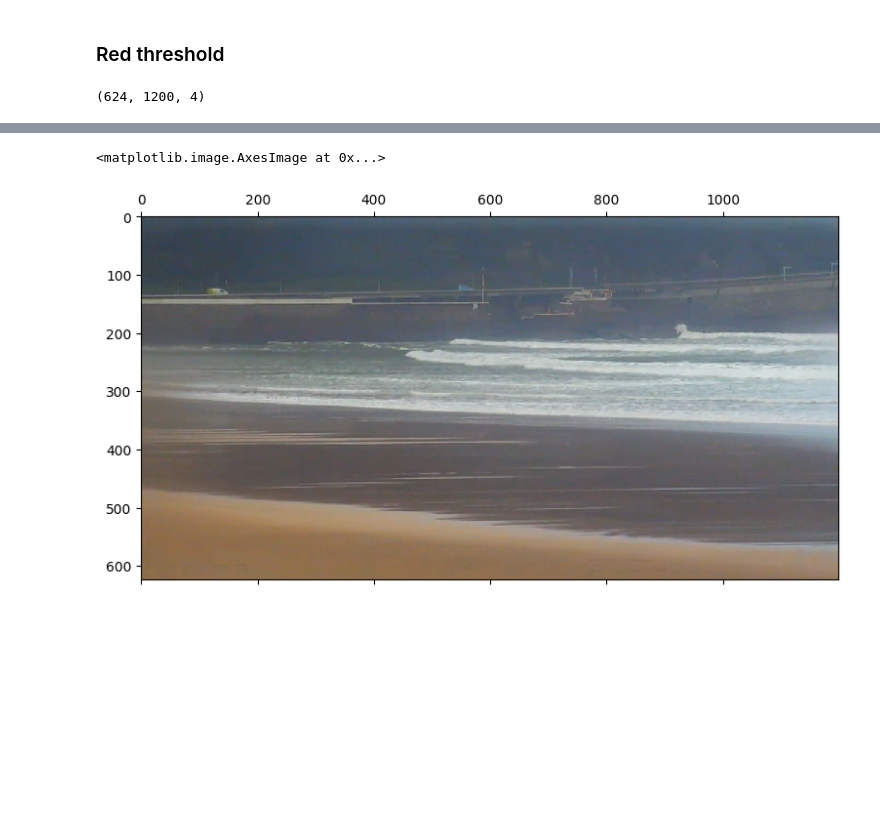
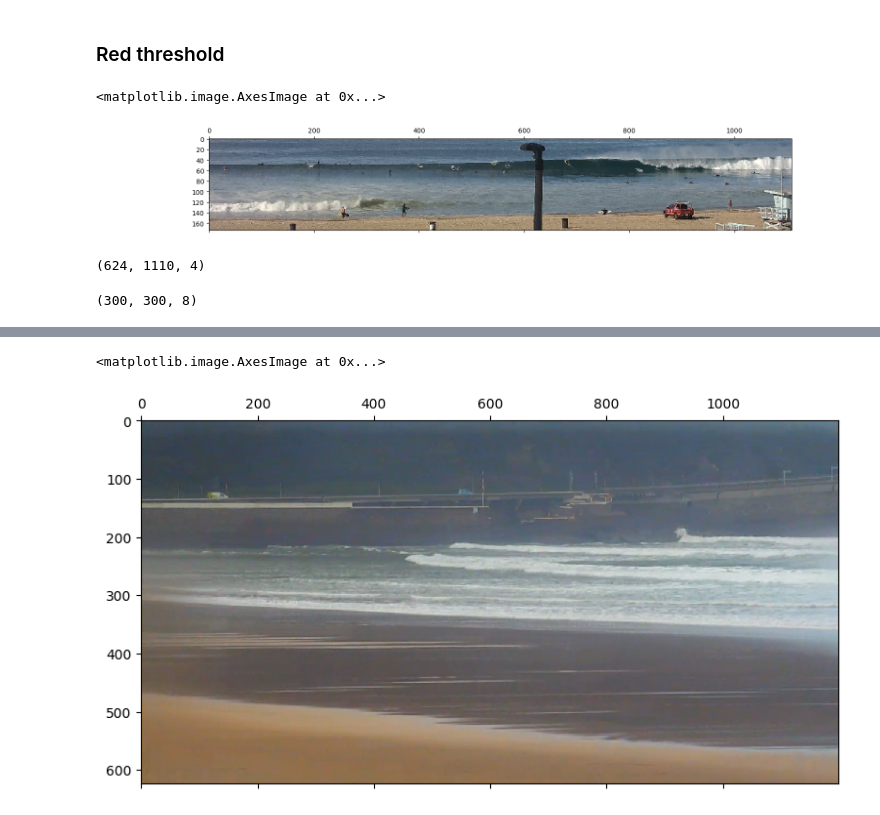
Before and after one commit to IamjustNick/wavewatcher, a Jupyter notebook: notebooks/Preprocessing_miguel.ipynb, the cells around one changed output, grey strips where cells are left out. Cells and saved outputs as stored; diff of their text form; code cells hidden in the pictures; blank space fills up the shorter version.

```diff
--- a/notebooks/Preprocessing_miguel.ipynb
+++ b/notebooks/Preprocessing_miguel.ipynb
@@ -276,10 +306,19 @@ plt.matshow(th3,cmap='gray')
 # %% [markdown]
 ### Red threshold
 # %%
-imagen = plt.imread(path_zarautz_1)
+imagen = plt.imread("/root/code/iamjustnick/wavewatcher/raw_data/ElPortoBee__ocean__2022.png")
+# %%
+plt.matshow(imagen[350:-100,:])
+# %% [output]
+<matplotlib.image.AxesImage at 0x...>
+[figure, added]
 # %%
 imagen.shape
 # %% [output]
-(624, 1200, 4)
+(624, 1110, 4)
 # %%
 a = preprocess_image(imagen,300)
+# %%
+np.array(a).T.shape
+# %% [output]
+(300, 300, 8)
```
Also changed, not shown: parts of 12 cells of this notebook.
